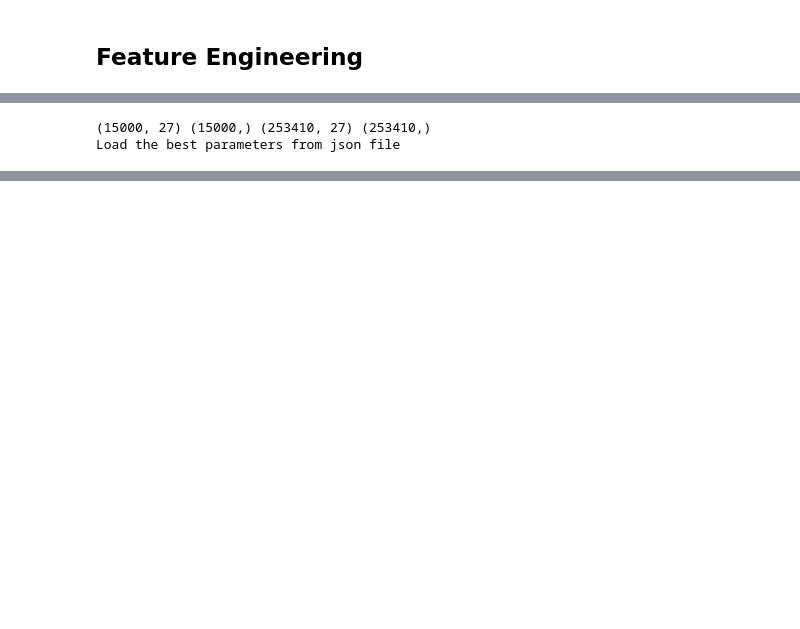
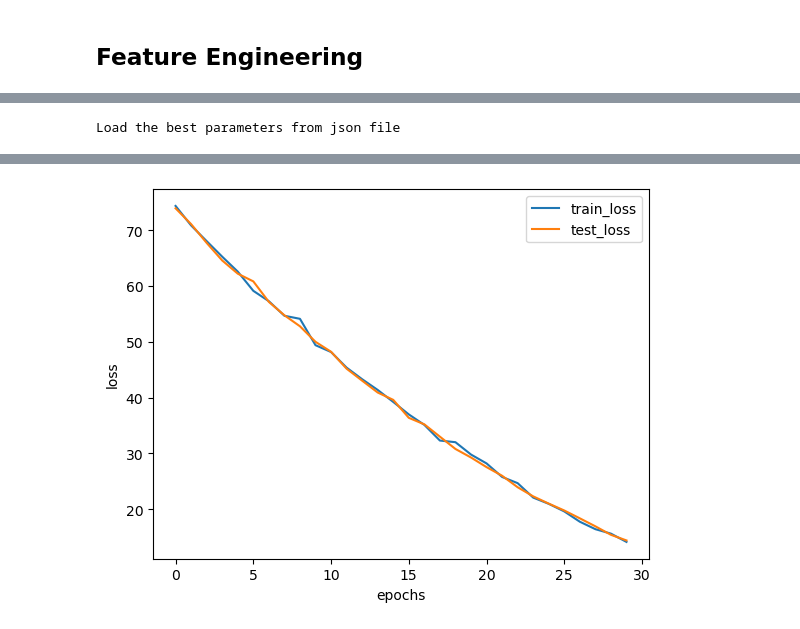
Before and after one commit to TheLoneCoderpy/rossmann_sales_prediction, a Jupyter notebook: notebook.ipynb, the cells around one changed output, grey strips where cells are left out. Drawn from its saved outputs; the diff is of its cells as text; code cells hidden in the pictures; blank space fills up the shorter version.

```diff
--- a/notebook.ipynb
+++ b/notebook.ipynb
@@ -191,6 +209,11 @@ def do_fe(df):
 
     df["state_holiday"] = df["state_holiday"].map(holiday_map)
 
+    df["sales"] = np.log(df["sales"])
+    df["customers"] = np.log(df["customers"])
+    df["competition_distance"] = np.log(df["competition_distance"])
+
     return df
 
 big_df = do_fe(big_df)
+big_df
@@ -199,9 +251,11 @@ big_df = do_fe(big_df)
 # %%
-import xgboost
-
-
 X = big_df.drop("sales", axis=1)
 y = big_df["sales"]
+
+X.replace([np.inf, -np.inf], np.nan, inplace=True)
+
+# Fill NaN values with 0 (or any other number you want)
+X.fillna(0, inplace=True)
 
 scaler=StandardScaler()
 scaler.fit(X)
@@ -209,13 +263,15 @@ x_scaled=scaler.transform(X)
 
 x_scaled_df = pd.DataFrame(x_scaled, columns=X.columns)
 
-border = 15000
-X_train = x_scaled_df[:border]
-y_train = y[:border]
-X_test = x_scaled_df[border:]
-y_test = y[border:]
+#border = 15000
+#X_train = X[:border]
+#y_train = y[:border]
+#X_test = X[border:]
+#y_test = y[border:]
 
-print(X_train.shape, y_train.shape, X_test.shape, y_test.shape)
+X_train, X_test, y_train, y_test = train_test_split(x_scaled_df, y, test_size=0.2, random_state=42)
+
+#print(X_train.shape, y_train.shape, X_test.shape, y_test.shape)
 
 #make(X_train, y_train)
 print("Load the best parameters from json file")
@@ -320,23 +376,22 @@ def make_voting(X_train, y_train, X_test, y_test):
 
 #make_voting(X_train, y_train, X_test, y_test) # error: accuracy = voting.score(y_test, voting.predict(X_test)) -> Expected 2D array, got 1D array instead
 # %% [output]
-(15000, 27) (15000,) (253410, 27) (253410,)
 Load the best parameters from json file
 # %%
 class Model(nn.Module):
     def __init__(self):
         super(Model, self).__init__()
-        self.l1_h = 1000
-        self.l2_h = 3000
-        self.l3_h = 4000
-        self.l4_h = 1000
-        self.l5_h = 1
+        self.l1_h = 500
+        self.l2_h = 500
+        self.l3_h = 200
+        self.l4_h = 1
 
         self.l1 = nn.Linear(X.shape[1], self.l1_h)
         self.l2 = nn.Linear(self.l1_h, self.l2_h)
         self.l3 = nn.Linear(self.l2_h, self.l3_h)
         self.l4 = nn.Linear(self.l3_h, self.l4_h)
-        self.l5 = nn.Linear(self.l4_h, self.l5_h)
+
+        print(X.shape[1]) # 27
 
         self.relu = nn.ReLU()
 
@@ -358,8 +413,7 @@ class Model(nn.Module):
         x = self.l4(x)
         x = self.relu(x)
         x = self.b4(x)
-        x = self.l5(x)
-        x = self.relu(x)
+
 
         #x = self.relu(self.l5(self.relu(self.l4(self.relu(self.l3(self.relu(self.l2(self.relu(self.l1(x))))))))))
 
@@ -380,14 +434,17 @@ class Dataset(torch.utils.data.Dataset):
 torch.manual_seed(1234)
 
 model = Model()
-optmizer = torch.optim.Adam(model.parameters(), lr=0.001, weight_decay=5)
+optmizer = torch.optim.Adam(model.parameters(), lr=0.0001, weight_decay=0.01)
 loss_fn = nn.MSELoss()
 dataset = Dataset(X_train, y_train)
-data_loader = torch.utils.data.DataLoader(dataset, batch_size=256, shuffle=True)
+data_loader = torch.utils.data.DataLoader(dataset, batch_size=128, shuffle=True)
 schedular = torch.optim.lr_scheduler.CosineAnnealingLR(optmizer, T_max=20)
+test_loader = torch.utils.data.DataLoader(Dataset(X_test, y_test), batch_size=256, shuffle=True)
 
-epochs = 15
+epochs = 30
 losses = []
+
+test_losses = []
 
 for epoch in range(epochs):
    for xb, yb in data_loader:
@@ -397,14 +454,20 @@ for epoch in range(epochs):
        loss.backward()
        optmizer.step()
        optmizer.zero_grad()
-       schedular.step()
+       #schedular.step()
    print(f"Epoch [{epoch + 1}/{epochs}], Loss: {loss.item()}")
    losses.append(loss.item())
+   with torch.no_grad():
+        for xb, yb in test_loader:
+              y_hat = model(xb)
+              test_loss = loss_fn(y_hat, yb)
+        test_losses.append(test_loss.item())
 
-torch.save(model.state_dict(), "model_wd08.pt")
+torch.save(model.state_dict(), "model_small_XXX.pt")
 
-plt.plot(range(epochs),losses, color="blue")
-plt.legend(["loss"], loc="upper right")
+plt.plot(losses, label="train_loss")
+plt.plot(test_losses, label="test_loss")
+plt.legend()
 plt.xlabel("epochs")
 plt.ylabel("loss")
 plt.show()
@@ -417,0 +494 @@ KeyboardInterrupt:
+[figure, added]
```
Also changed, not shown: parts of 10 cells of this notebook, 3 other files.
